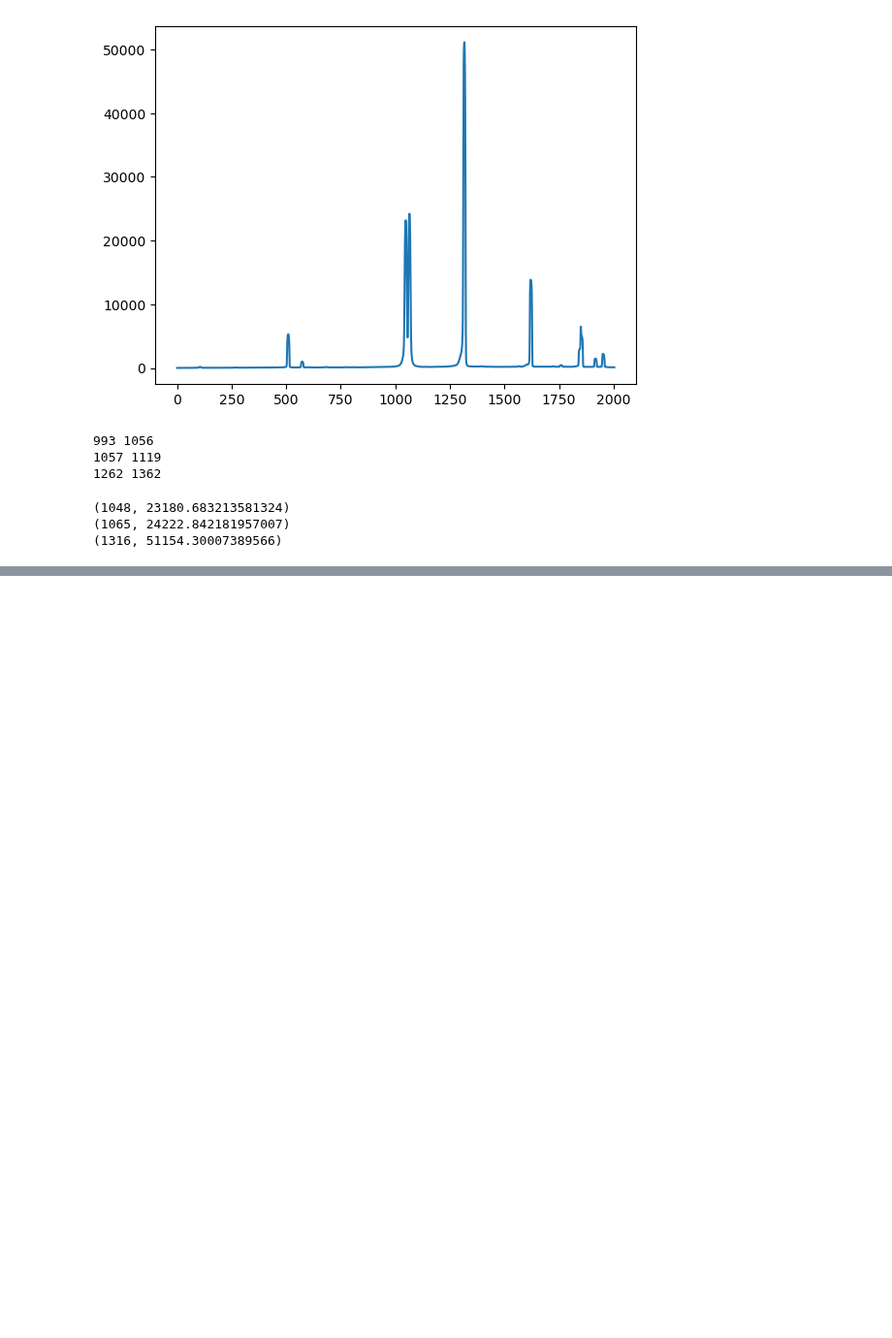
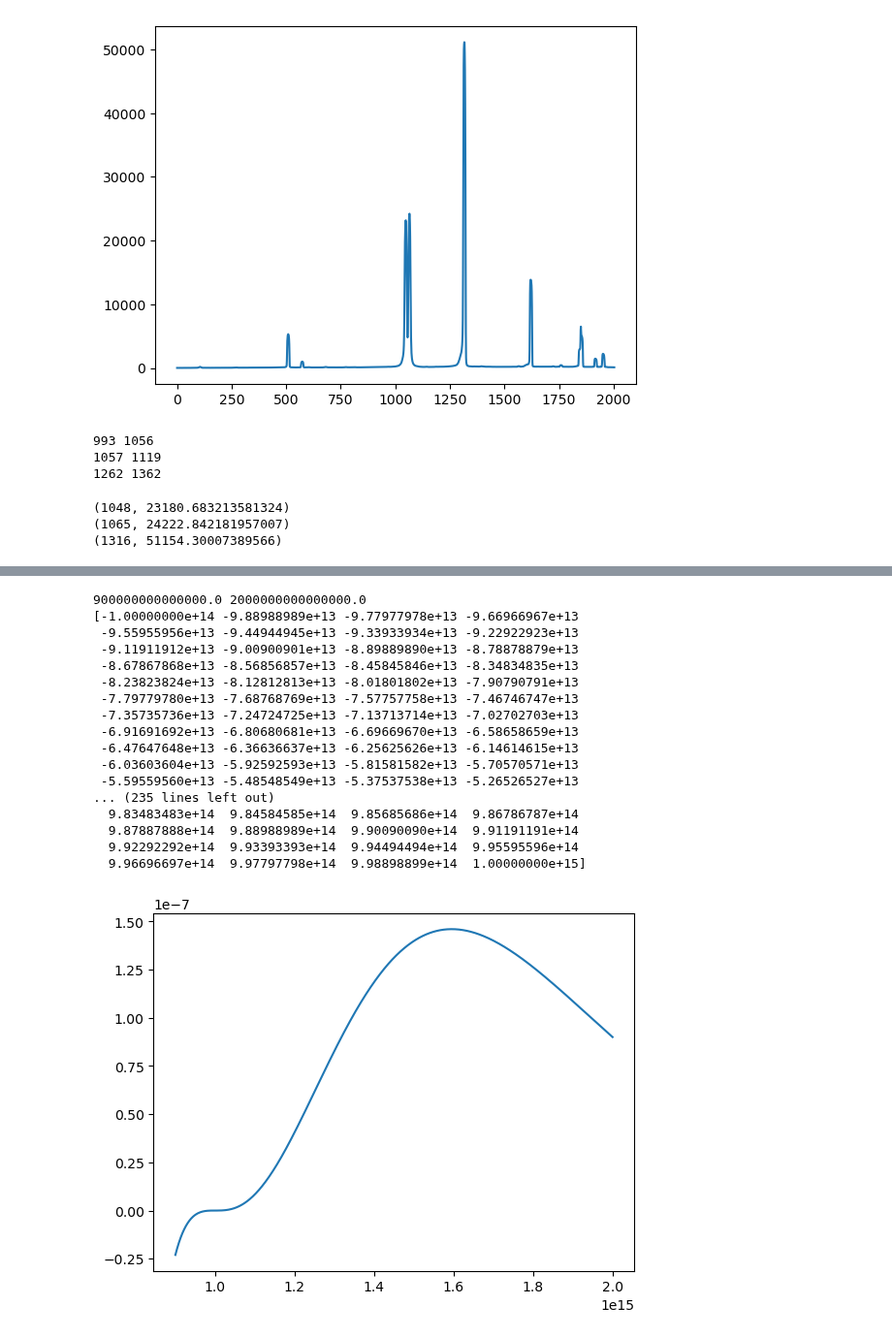
Before and after one commit to Timobrenn/G99-Spectroscopy, a Jupyter notebook: data_checking.ipynb, the cells around one changed output, grey strips where cells are left out. Shown at 97% size. Drawn from its saved outputs; the diff is of its cells as text; code cells hidden in the pictures; blank space fills up the shorter version.

```diff
--- a/data_checking.ipynb
+++ b/data_checking.ipynb
@@ -416,0 +420,53 @@ close(fig)
+# %%
+
+def blackbody_curve(wavelength: float, temperature: float = 11000, base: float = 0):
+    c = 3 * 10 ** 8
+    h = 6.26 * 10 ** -34
+    kB = 1.38 * 10 ** -23
+    c1, c2 = 2 * h * c ** 2, h * c / kB
+    wl = np.array(wavelength, dtype='double')
+    print(c2 / (wl * temperature))
+    curve = c1 / wl ** 5 * (1 / np.expm1(c2 / (wl * temperature))) + base
+    return curve
+
+
+def bb_f(freq: float, temperature: float = 9000, base: float = 0):
+    c = 3 * 10 ** 8
+    h = 6.26 * 10 ** -34
+    kB = 1.38 * 10 ** -23
+    c1, c2 = 2 * h * c ** 2, h * c / kB
+    f = np.array(freq, dtype='double')
+    print(f)
+    curve = (2*h*f**3)/c**2 * 1/(np.exp((h*f)/(kB*temperature)))
+    return curve
+# %%
+# f1 = 3*10**8 / 1e-7
+# f2 = 3*10**8 / 7e-7
+f1, f2 = 0.9e15, 2e15
+print(f1, f2)
+axis = np.linspace(f1, f2, 1000)
+y = bb_f(axis-1e+15)
+
+fig, ax = subplots()
+ax.plot(axis, y)
+show()
+close(fig)
+# %% [output]
+900000000000000.0 2000000000000000.0
+[-1.00000000e+14 -9.88988989e+13 -9.77977978e+13 -9.66966967e+13
+ -9.55955956e+13 -9.44944945e+13 -9.33933934e+13 -9.22922923e+13
+ -9.11911912e+13 -9.00900901e+13 -8.89889890e+13 -8.78878879e+13
+ -8.67867868e+13 -8.56856857e+13 -8.45845846e+13 -8.34834835e+13
+ -8.23823824e+13 -8.12812813e+13 -8.01801802e+13 -7.90790791e+13
+ -7.79779780e+13 -7.68768769e+13 -7.57757758e+13 -7.46746747e+13
+ -7.35735736e+13 -7.24724725e+13 -7.13713714e+13 -7.02702703e+13
+ -6.91691692e+13 -6.80680681e+13 -6.69669670e+13 -6.58658659e+13
+ -6.47647648e+13 -6.36636637e+13 -6.25625626e+13 -6.14614615e+13
+ -6.03603604e+13 -5.92592593e+13 -5.81581582e+13 -5.70570571e+13
+ -5.59559560e+13 -5.48548549e+13 -5.37537538e+13 -5.26526527e+13
+... (235 lines left out)
+  9.83483483e+14  9.84584585e+14  9.85685686e+14  9.86786787e+14
+  9.87887888e+14  9.88988989e+14  9.90090090e+14  9.91191191e+14
+  9.92292292e+14  9.93393393e+14  9.94494494e+14  9.95595596e+14
+  9.96696697e+14  9.97797798e+14  9.98898899e+14  1.00000000e+15]
+[figure, added]
```
Also changed, not shown: parts of 4 cells of this notebook.
